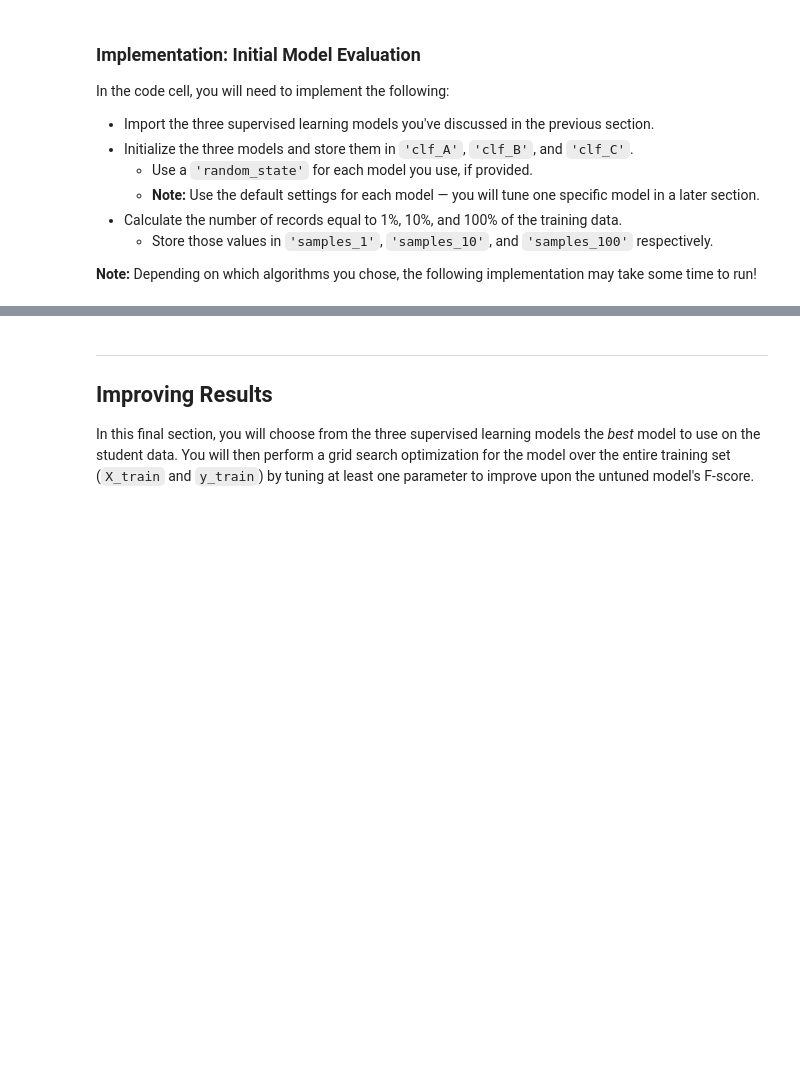
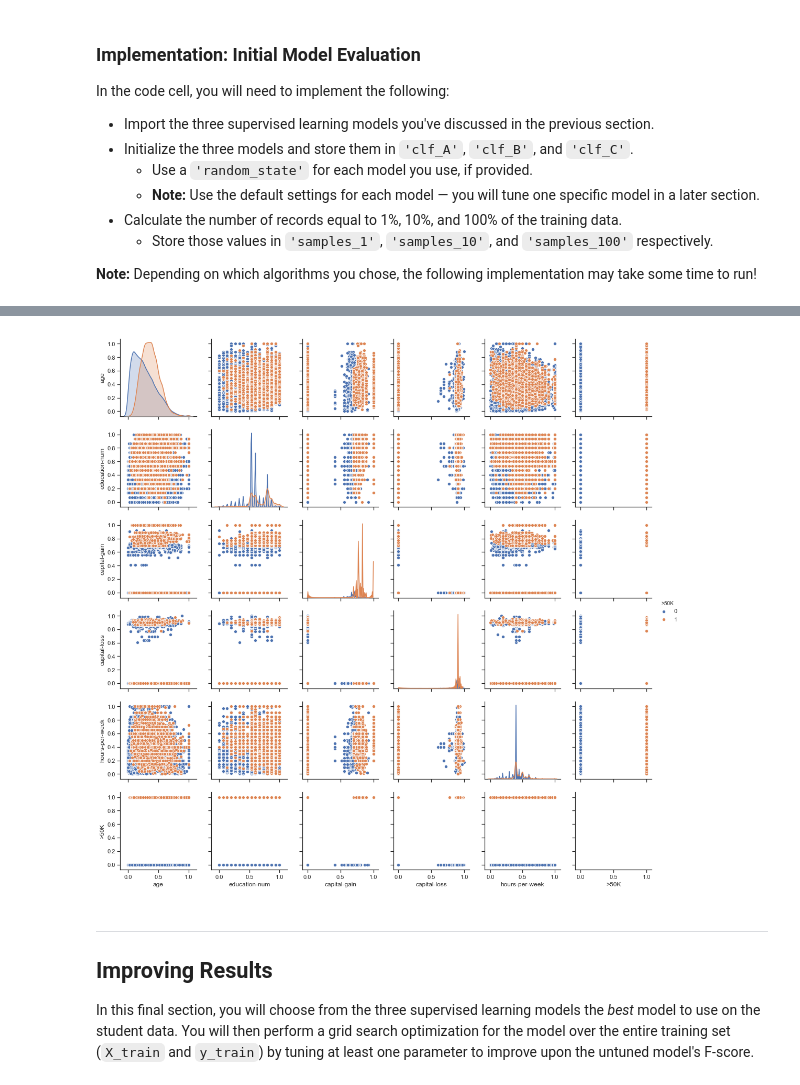
Before and after one commit to fdelgados/charity_ml, a Jupyter notebook: finding_donors.ipynb, the cells around one changed output, grey strips where cells are left out. Saved outputs shown, nothing was run; the diff lists cells and outputs as text; code cells hidden in the pictures; blank space fills up the shorter version.

```diff
--- a/finding_donors.ipynb
+++ b/finding_donors.ipynb
@@ -168,18 +194,14 @@ Additionally, as with the non-numeric features, we need to convert the non-numer
 # %%
 # TODO: One-hot encode the 'features_log_minmax_transform' data using pandas.get_dummies()
-categorical = features_log_minmax_transform[['workclass', 'education_level',
-                                             'marital-status', 'occupation',
-                                            'relationship', 'race', 'sex']]
-
-features_final = pd.get_dummies(categorical)
+features_final = pd.get_dummies(features_log_minmax_transform)
 
 # TODO: Encode the 'income_raw' data to numerical values
-income = income_raw.apply(lambda x: 1 if x == '>50K' else 0)
+income = income_raw.apply(lambda x: 0 if x == '<=50K' else 1)
 
 # Print the number of features after one-hot encoding
 encoded = list(features_final.columns)
 print("{} total features after one-hot encoding.".format(len(encoded)))
 
 # Uncomment the following line to see the encoded feature names
-print(encoded)
+#print(encoded)
 # %% [output]
@@ -398,3 +533,13 @@ vs.evaluate(results, accuracy, fscore)
+# %%
+import seaborn as sns
+sns.set(style="ticks")
+
+plot_test = features_log_minmax_transform
+plot_test['>50K'] = income
+
+sns.pairplot(plot_test, hue='>50K');
+# %% [output]
+[figure, added]
 # %% [markdown]
 ----
 ## Improving Results
```
Also changed, not shown: parts of 40 cells of this notebook.
